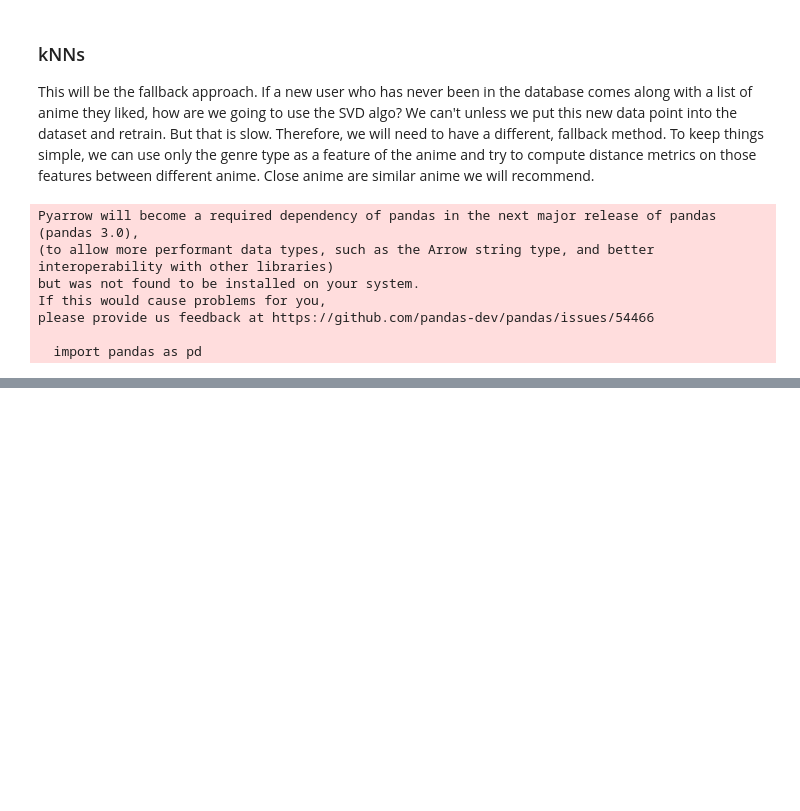
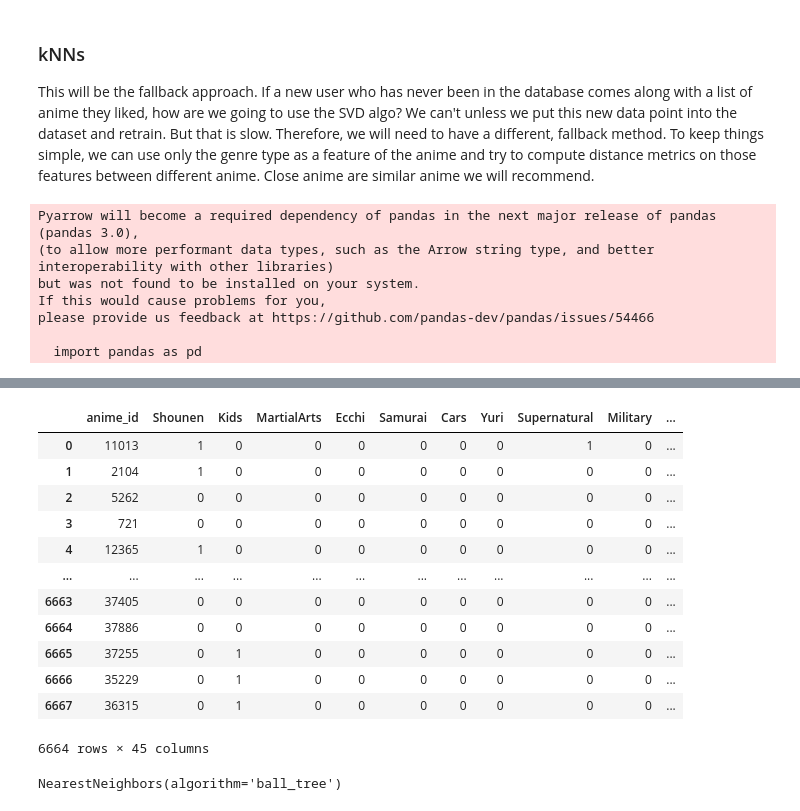
Before and after one commit to warrenmwang/csci349_final_project, a Jupyter notebook: modeling_knns.ipynb, the cells around one changed output, grey strips where cells are left out. Saved outputs shown, nothing was run; the diff lists cells and outputs as text; code cells hidden in the pictures; blank space fills up the shorter version.

Commit message:
progress on knn modeling

```diff
--- a/modeling_knns.ipynb
+++ b/modeling_knns.ipynb
@@ -58,0 +221,17 @@ userID2userNameMap[1]
+# %%
+df_encoded.drop(columns=['genre', 'genre_list', 'type'], inplace=True)
+df_encoded
+# %% [output]
+|  | anime_id | Shounen | Kids | MartialArts | Ecchi | Samurai | Cars | Yuri | Supernatural | Military | ... |
+| 0 | 11013 | 1 | 0 | 0 | 0 | 0 | 0 | 0 | 1 | 0 | ... |
+| 1 | 2104 | 1 | 0 | 0 | 0 | 0 | 0 | 0 | 0 | 0 | ... |
+| 2 | 5262 | 0 | 0 | 0 | 0 | 0 | 0 | 0 | 0 | 0 | ... |
+| 3 | 721 | 0 | 0 | 0 | 0 | 0 | 0 | 0 | 0 | 0 | ... |
+| 4 | 12365 | 1 | 0 | 0 | 0 | 0 | 0 | 0 | 0 | 0 | ... |
+| ... | ... | ... | ... | ... | ... | ... | ... | ... | ... | ... | ... |
+| 6663 | 37405 | 0 | 0 | 0 | 0 | 0 | 0 | 0 | 0 | 0 | ... |
+| 6664 | 37886 | 0 | 0 | 0 | 0 | 0 | 0 | 0 | 0 | 0 | ... |
+| 6665 | 37255 | 0 | 1 | 0 | 0 | 0 | 0 | 0 | 0 | 0 | ... |
+| 6666 | 35229 | 0 | 1 | 0 | 0 | 0 | 0 | 0 | 0 | 0 | ... |
+| 6667 | 36315 | 0 | 1 | 0 | 0 | 0 | 0 | 0 | 0 | 0 | ... |
+6664 rows × 45 columns
@@ -58,0 +243,13 @@ userID2userNameMap[1]
+# %%
+# with the genre's one hot encoded, we can now try run kNN
+from sklearn.neighbors import NearestNeighbors
+import pandas as pd
+
+# Drop non-genre columns to get the feature set X
+X = df_encoded.drop(['anime_id'], axis=1)
+
+# Initialize and fit the KNN model
+knn = NearestNeighbors(n_neighbors=5, algorithm='ball_tree')
+knn.fit(X)
+# %% [output]
+NearestNeighbors(algorithm='ball_tree')
```
Also changed, not shown: parts of 17 cells of this notebook, 1 other file.
